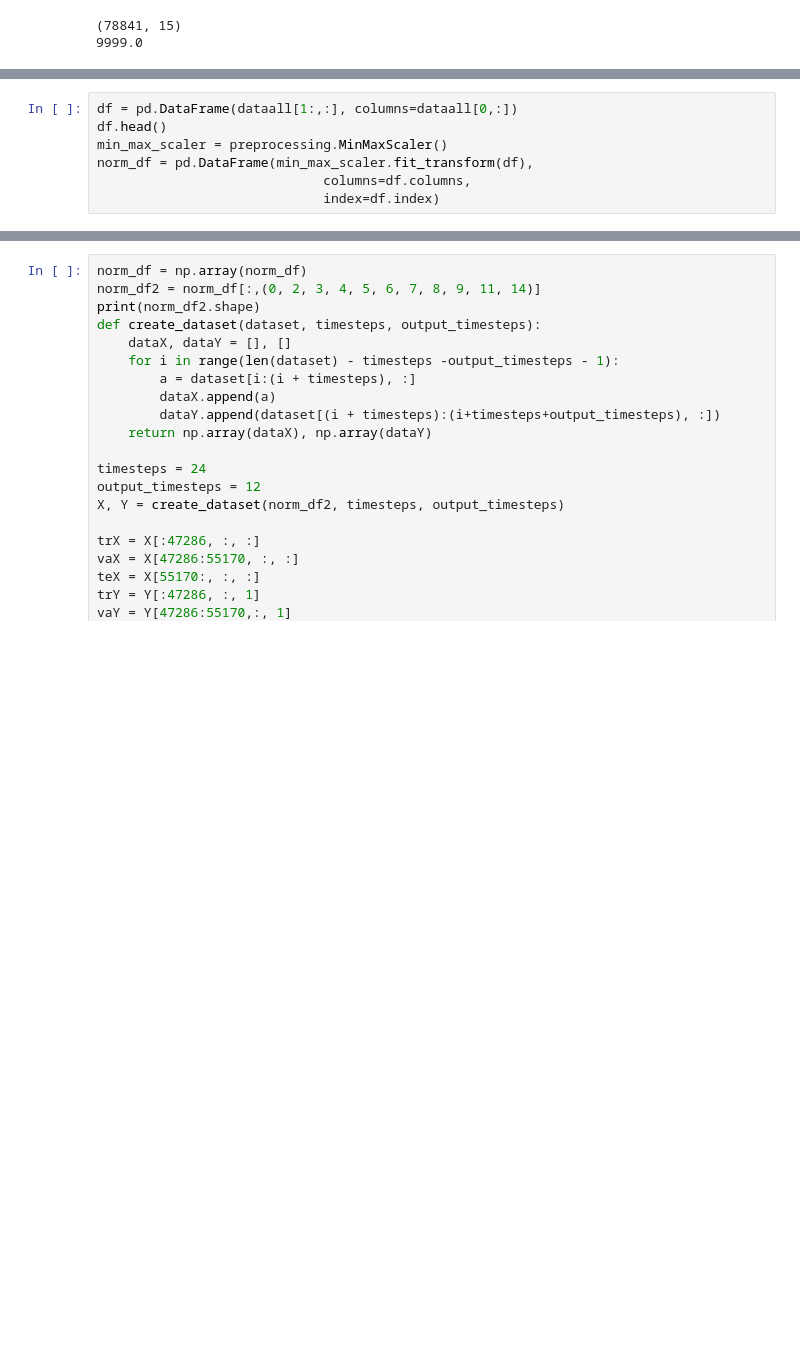
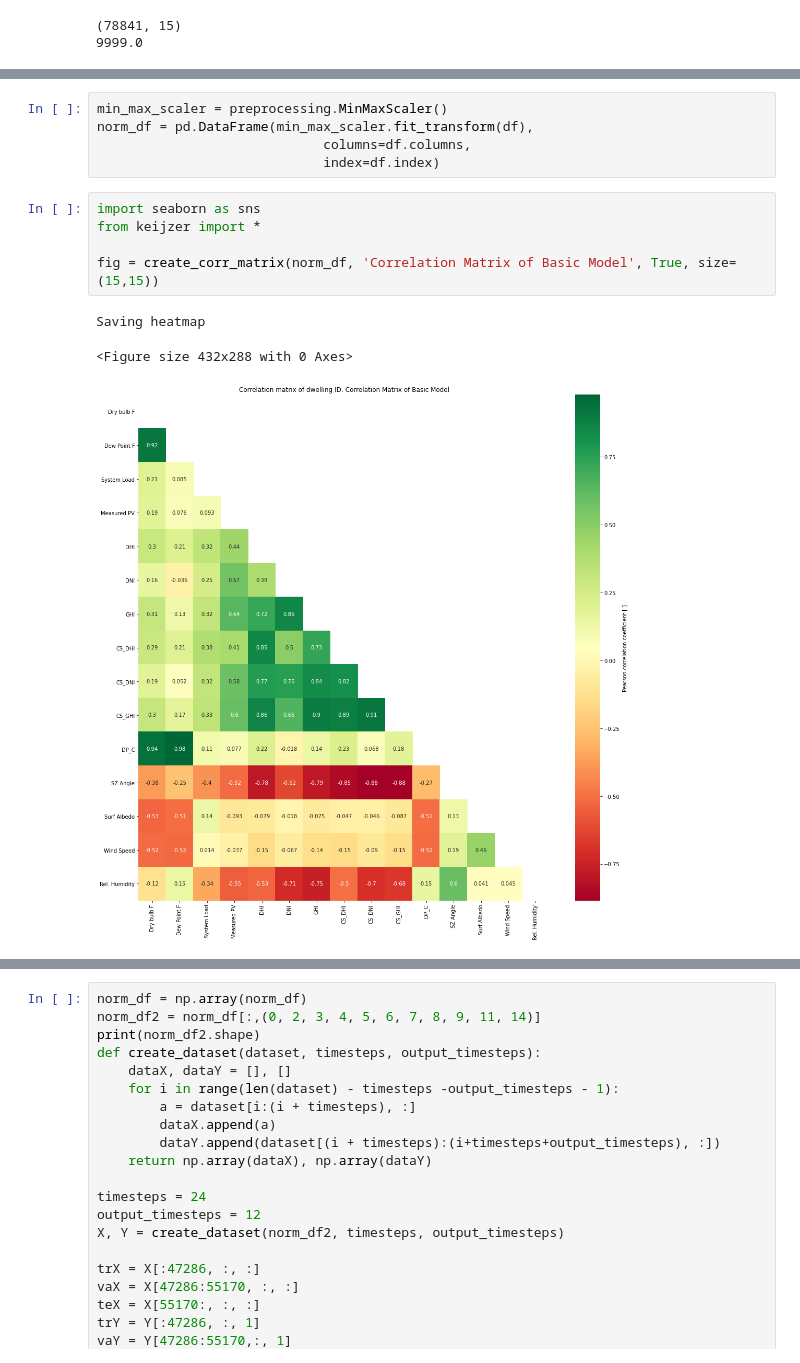
Before and after one commit to MinseungKo/Load_PV_Forecasting, a Jupyter notebook: Alpha0.7_ErrorEFF+FSEFF.ipynb, the cells around one changed output, grey strips where cells are left out. Cells and saved outputs as stored; diff of their text form; blank space fills up the shorter version.

```diff
--- a/Alpha0.7_ErrorEFF+FSEFF.ipynb
+++ b/Alpha0.7_ErrorEFF+FSEFF.ipynb
@@ -300,8 +312,15 @@ print(max(dataall[1:,2]))
 # %%
-df = pd.DataFrame(dataall[1:,:], columns=dataall[0,:])
-df.head()
 min_max_scaler = preprocessing.MinMaxScaler()
 norm_df = pd.DataFrame(min_max_scaler.fit_transform(df),
                              columns=df.columns,
                              index=df.index)
+# %%
+import seaborn as sns
+from keijzer import *
+
+fig = create_corr_matrix(norm_df, 'Correlation Matrix of Basic Model', True, size=(15,15))
+# %% [output]
+Saving heatmap
+<Figure size 432x288 with 0 Axes>
+[figure, added]
 # %%
```
Also changed, not shown: parts of 19 cells of this notebook.
